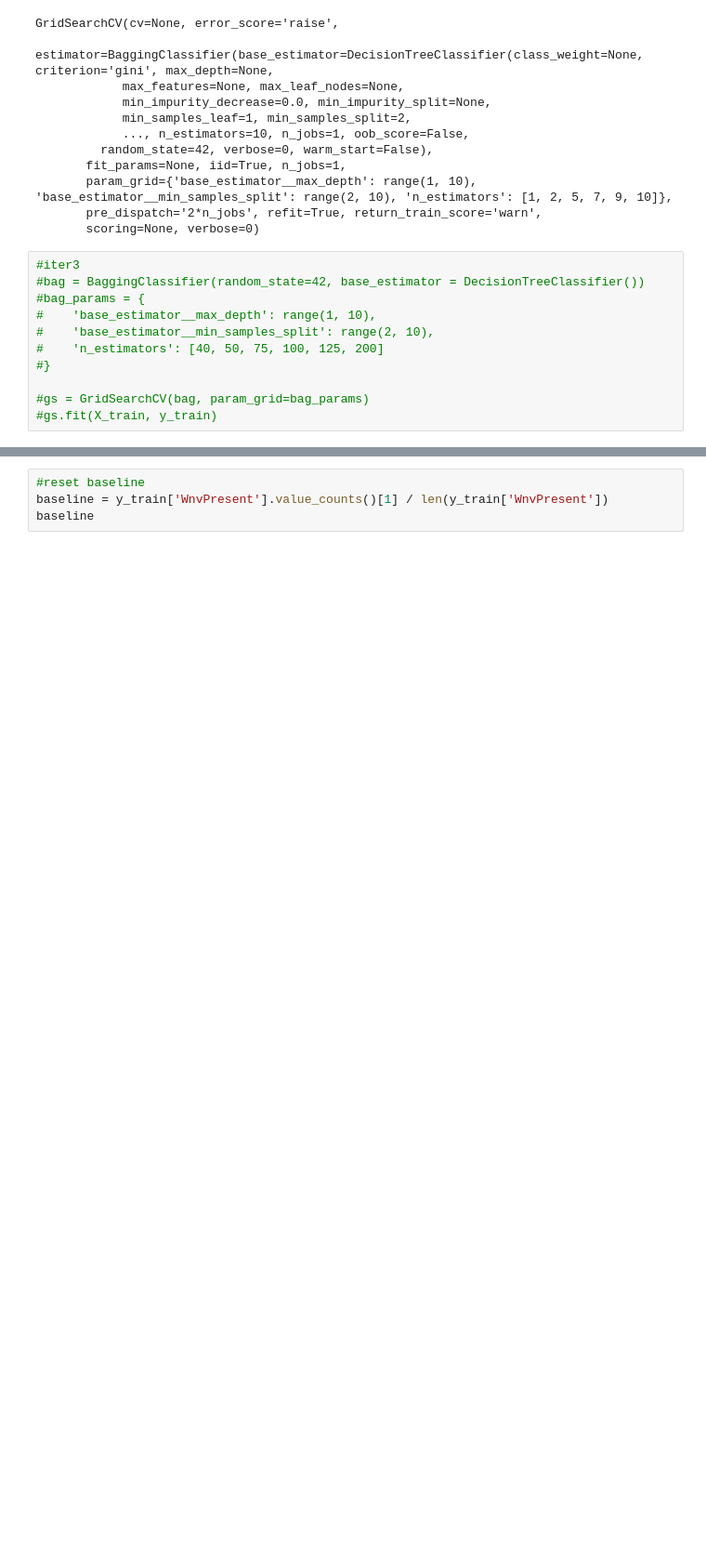
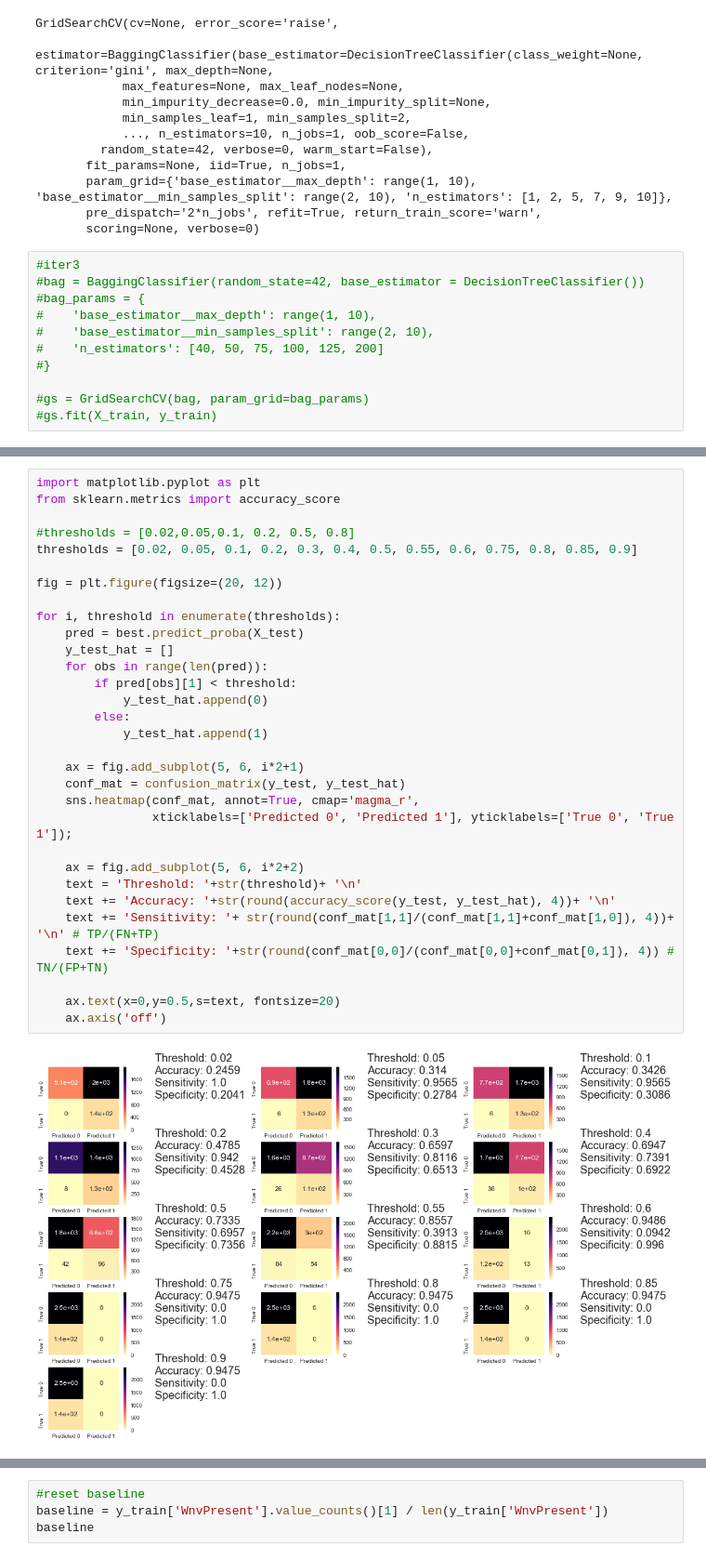
Before and after one commit to helencai62/CDC_WNV_project, a Jupyter notebook: Model_DecisionTree.ipynb, the cells around one changed output, grey strips where cells are left out. Shown at 93% size. Cells and saved outputs as stored; diff of their text form; blank space fills up the shorter version.

```diff
--- a/Model_DecisionTree.ipynb
+++ b/Model_DecisionTree.ipynb
@@ -358,3 +363,36 @@ Confusion matrix:
+# %%
+import matplotlib.pyplot as plt
+from sklearn.metrics import accuracy_score
+
+#thresholds = [0.02,0.05,0.1, 0.2, 0.5, 0.8]
+thresholds = [0.02, 0.05, 0.1, 0.2, 0.3, 0.4, 0.5, 0.55, 0.6, 0.75, 0.8, 0.85, 0.9]
+
+fig = plt.figure(figsize=(20, 12))
+
+for i, threshold in enumerate(thresholds):
+    pred = best.predict_proba(X_test)
+    y_test_hat = []
+    for obs in range(len(pred)):
+        if pred[obs][1] < threshold:
+            y_test_hat.append(0)
+        else:
+            y_test_hat.append(1)
+
+    ax = fig.add_subplot(5, 6, i*2+1)
+    conf_mat = confusion_matrix(y_test, y_test_hat)
+    sns.heatmap(conf_mat, annot=True, cmap='magma_r',
+                xticklabels=['Predicted 0', 'Predicted 1'], yticklabels=['True 0', 'True 1']);
+
+    ax = fig.add_subplot(5, 6, i*2+2)
+    text = 'Threshold: '+str(threshold)+ '\n'
+    text += 'Accuracy: '+str(round(accuracy_score(y_test, y_test_hat), 4))+ '\n'
+    text += 'Sensitivity: '+ str(round(conf_mat[1,1]/(conf_mat[1,1]+conf_mat[1,0]), 4))+ '\n' # TP/(FN+TP)
+    text += 'Specificity: '+str(round(conf_mat[0,0]/(conf_mat[0,0]+conf_mat[0,1]), 4)) # TN/(FP+TN)
+
+    ax.text(x=0,y=0.5,s=text, fontsize=20)
+    ax.axis('off')
+# %% [output]
+[figure, added]
 # %%
 #comparing against LogReg model
 from sklearn.linear_model import LogisticRegression
```
Also changed, not shown: parts of 15 cells of this notebook, 1 other file.
